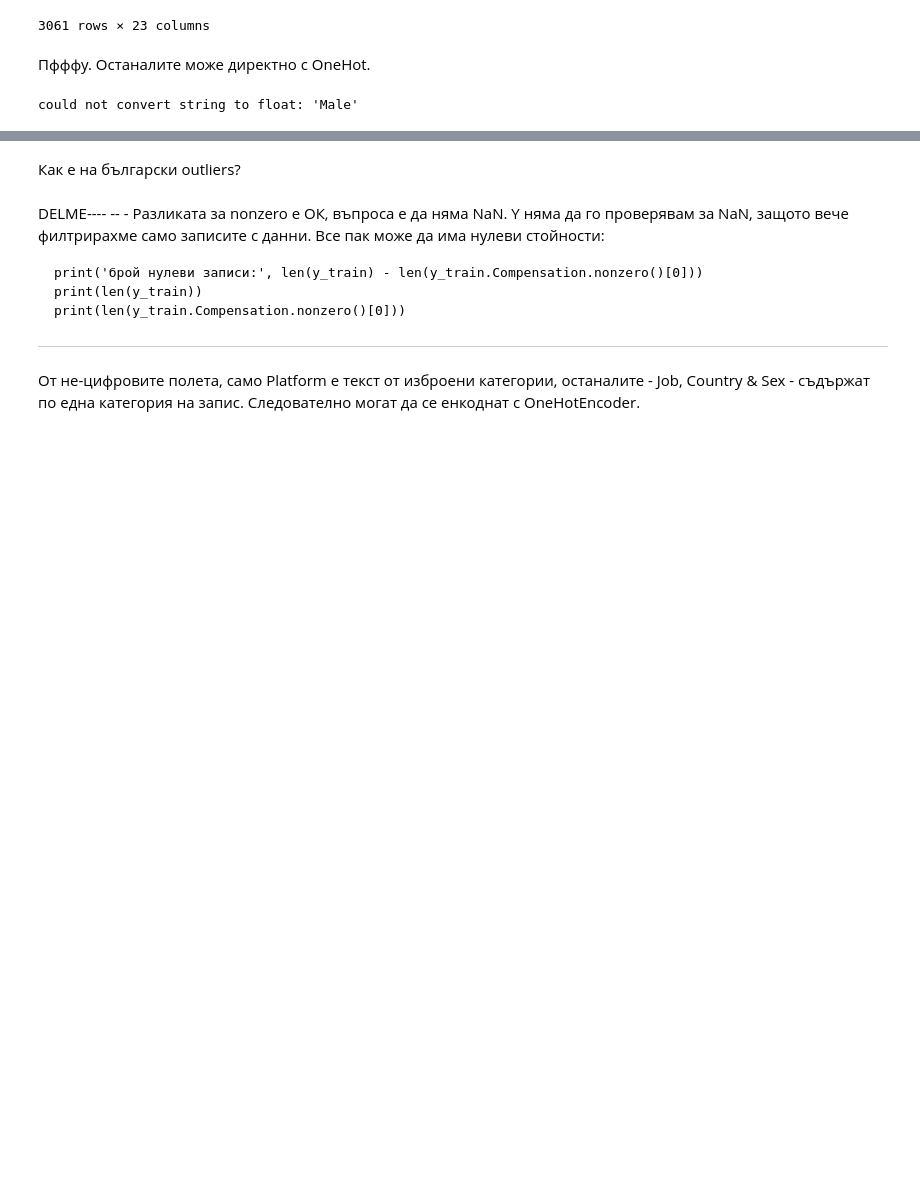
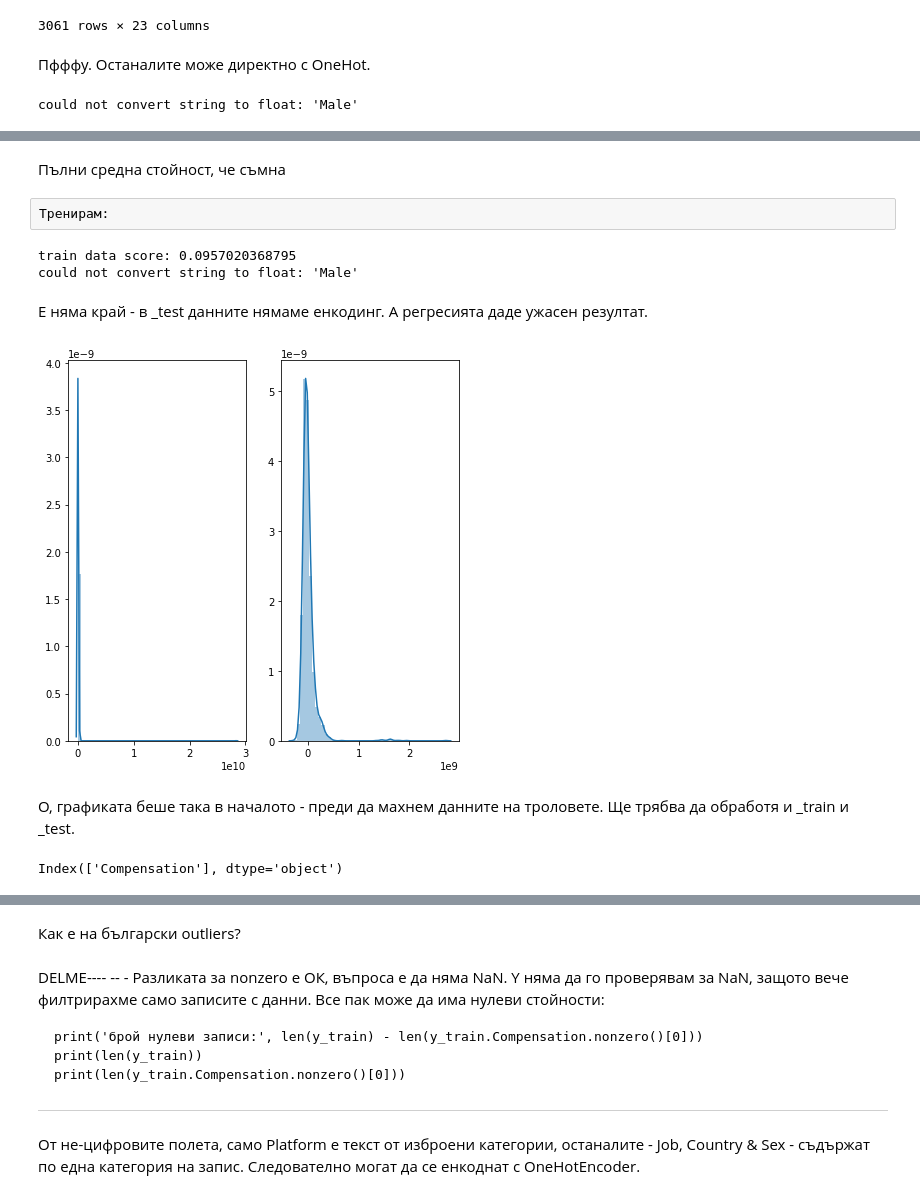
Before and after one commit to bobev18/kaggle_survey-17, a Jupyter notebook: survey2017.ipynb, the cells around one changed output, grey strips where cells are left out. Saved outputs shown, nothing was run; the diff lists cells and outputs as text; code cells hidden in the pictures; blank space fills up the shorter version.

Commit message:
there is no relation in the data

```diff
--- a/survey2017.ipynb
+++ b/survey2017.ipynb
@@ -939,0 +1065,3 @@ could not convert string to float: 'Male'
+# %%
+x_train = concatenated.drop(label_encoders.keys(), axis=1)
+x_train
@@ -940,13 +1090,8 @@ could not convert string to float: 'Male'
 # %%
 from sklearn.linear_model import LinearRegression
 
-regressor = LinearRegression()
+# regressor = LinearRegression()
 try:
-    regressor.fit(x_train, y_train)
+    lr = LinearRegression().fit(x_train, y_train)
 except ValueError as e:
     print(e)
-
-try:
-    regressor.fit(x_train, y_train)
-except ValueError as e:
-    print(e)
@@ -952,0 +1108,30 @@ except ValueError as e:
+# %% [markdown]
+Пълни средна стойност, че съмна
+# %%
+x_train.Age.fillna(x_train.Age.mean(), inplace=True)
+# %% [raw]
+Тренирам:
+# %%
+lr = LinearRegression().fit(x_train, y_train)
+print('train data score:', lr.score(x_train, y_train))
+try:
+    print(' test data score:', lr.score(x_test, y_test))
+except ValueError as e:
+    print(e)
+# %% [output]
+train data score: 0.0957020368795
+could not convert string to float: 'Male'
+# %% [markdown]
+Е няма край - в _test данните нямаме енкодинг. А регресията даде ужасен резултат.
+# %%
+fig, axes = plt.subplots(1, 2, figsize=(7, 7), sharey=False)
+sns.distplot(y_train, ax=axes[0], label='')
+sns.distplot(lr.predict(x_train), ax=axes[1]);
+# %% [output]
+[figure, added]
+# %% [markdown]
+О, графиката беше така в началото - преди да махнем данните на троловете. Ще трябва да обработя и _train и _test.
+# %%
+y_train.columns
+# %% [output]
+Index(['Compensation'], dtype='object')
```
Also changed, not shown: parts of 61 cells of this notebook.
